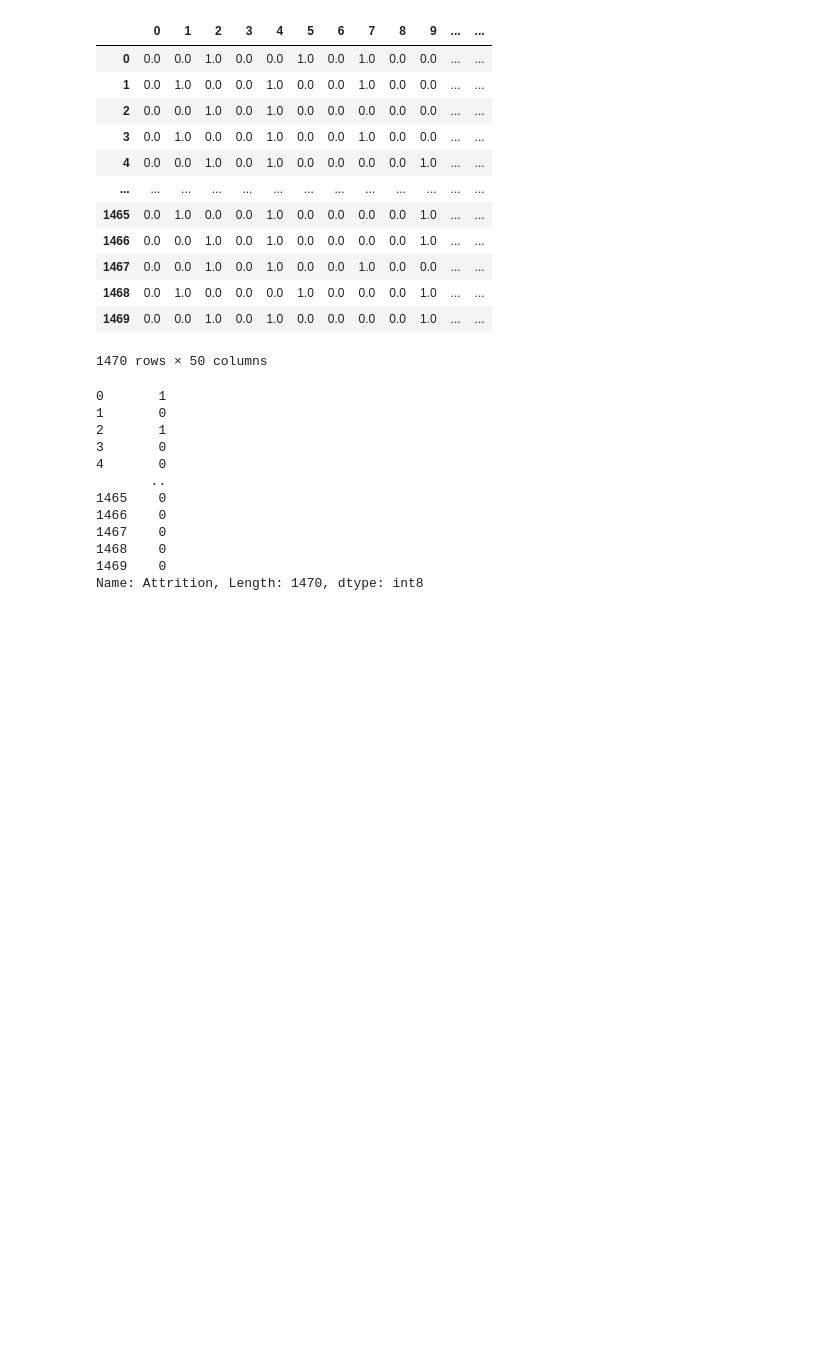
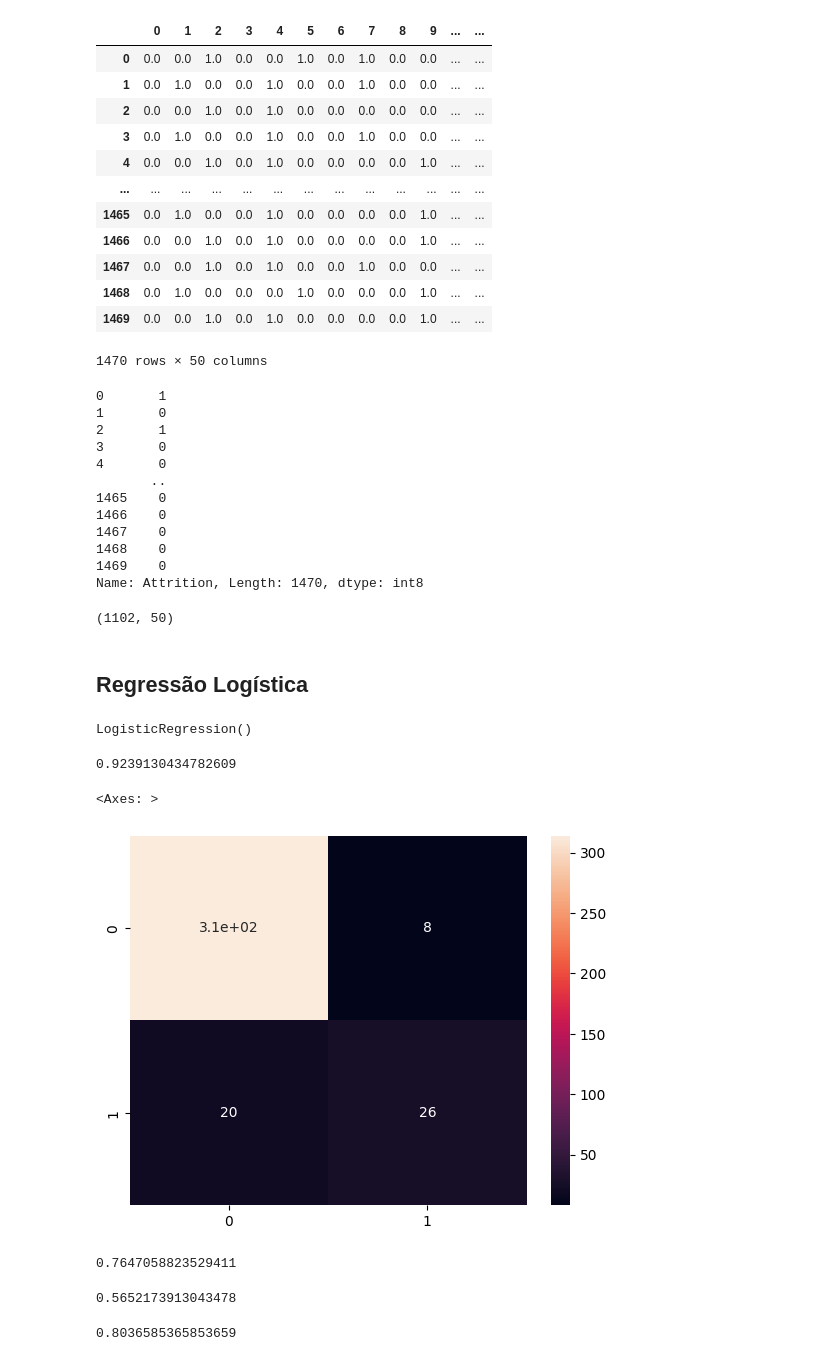
Before and after one commit to geydsonrenan/analise_funcionarios, a Jupyter notebook: funcionarios.ipynb, the cells around one changed output. Cells and saved outputs as stored; diff of their text form; code cells hidden in the pictures; blank space fills up the shorter version.

Commit message:
models

```diff
--- a/funcionarios.ipynb
+++ b/funcionarios.ipynb
@@ -358,3 +358,44 @@ Name: Attrition, Length: 1470, dtype: int8
 # %%
 from sklearn.model_selection import train_test_split
 X_train, X_test, y_train, y_test = train_test_split(X, y, test_size = 0.25)
+# %%
+X_train.shape
+# %% [output]
+(1102, 50)
+# %% [markdown]
+## Regressão Logística
+# %%
+from sklearn.linear_model import LogisticRegression
+logistic_model = LogisticRegression()
+logistic_model.fit(X_train, y_train)
+# %% [output]
+LogisticRegression()
+# %%
+prediction_y = logistic_model.predict(X_test)
+# %%
+from sklearn.metrics import accuracy_score
+accuracy_score(y_test, prediction_y)
+# %% [output]
+0.9239130434782609
+# %%
+from sklearn.metrics import confusion_matrix
+cm = confusion_matrix(y_test, prediction_y)
+sns.heatmap(cm, annot=True)
+# %% [output]
+<Axes: >
+[figure, added]
+# %%
+from sklearn.metrics import precision_score
+precision_score(y_test, prediction_y)
+# %% [output]
+0.7647058823529411
+# %%
+from sklearn.metrics import recall_score
+recall_score(y_test, prediction_y)
+# %% [output]
+0.5652173913043478
+# %%
+from sklearn.metrics import f1_score, classification_report
+f1_score(y_test, prediction_y, average='macro')
+# %% [output]
+0.8036585365853659
```
Also changed, not shown: parts of 19 cells of this notebook, 1 other file.
